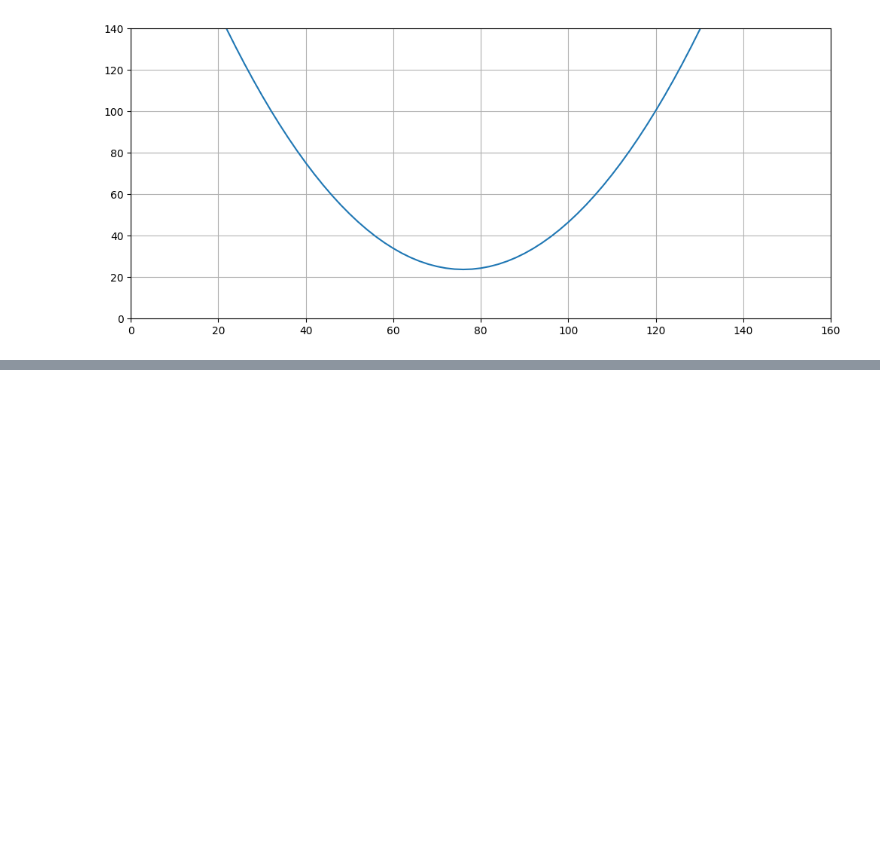
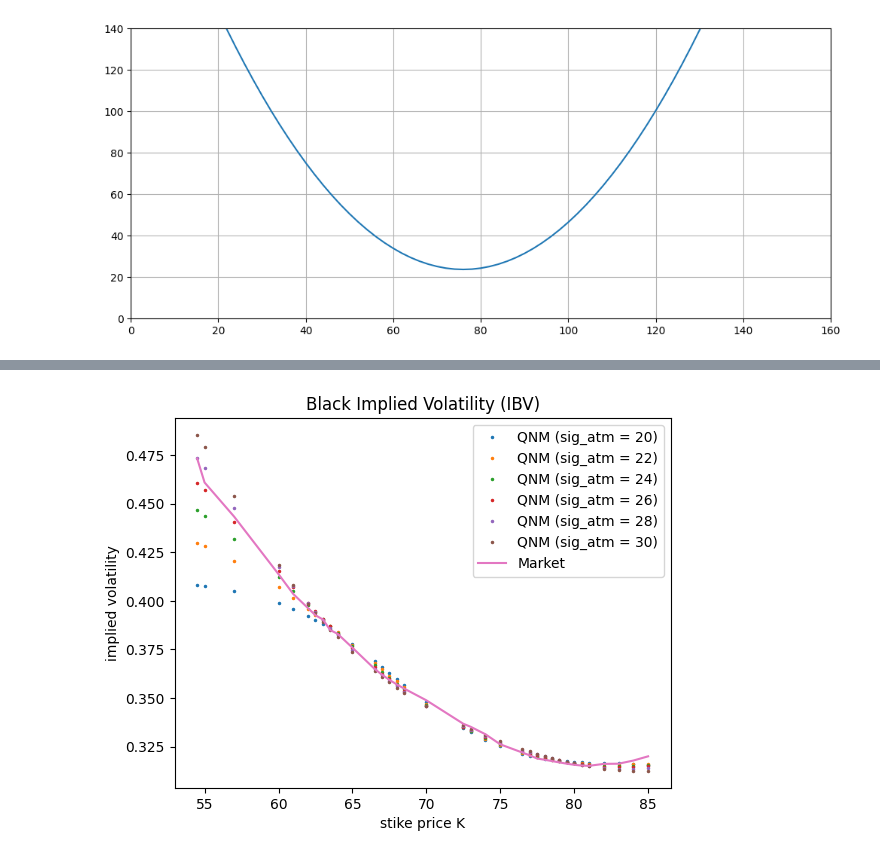
Before and after one commit to WuYenSun/Quadratic_Normal_Model_Calibration, a Jupyter notebook: Quadratic_Normal_Model_(Bouchouev,_2023).ipynb, the cells around one changed output, grey strips where cells are left out. Saved outputs shown, nothing was run; the diff lists cells and outputs as text; code cells hidden in the pictures; blank space fills up the shorter version.

```diff
--- a/Quadratic_Normal_Model_(Bouchouev,_2023).ipynb
+++ b/Quadratic_Normal_Model_(Bouchouev,_2023).ipynb
@@ -384,0 +421,30 @@ plt.show()
+# %%
+arr_sig_atm = np.arange(20,32,2) # [20, 22, 24, 26, 28, 30]
+
+for sig_atm in arr_sig_atm:
+    params, _ = curve_fit(partial(qnm_option_pricer, sig_atm), df_data.index, df_data.loc[:,'price']
+                        , p0=[a, b, c], bounds=([-np.inf, -np.inf, -np.inf], [np.inf, np.inf, np.inf]))
+    qnm2 = QNM(futures_price, sig_atm, params[0], params[1], params[2], risk_free_rate, time_to_maturity)
+    arr_qnm_call = qnm2.option_pricer(K = df_data[df_data['option type']=='call'].index, option_type = 'call')
+    arr_qnm_put = qnm2.option_pricer(K = df_data[df_data['option type']=='put'].index, option_type = 'put')
+
+    list_ibv_qnm = []
+    for stirke_, option_type_, qnm_ in zip(df_data.index, df_data['option type'].values, np.concatenate((arr_qnm_put, arr_qnm_call))):
+        list_ibv_qnm.append(implied_volatility(qnm_, futures_price, stirke_, risk_free_rate, time_to_maturity,
+                                                          option_type = option_type_, model = 'black', method='fsolve', disp=True))
+    plt.plot(df_data.index, list_ibv_qnm, '.', label = f'QNM (sig_atm = {sig_atm})', markersize = 3)
+
+
+list_ibv_mkt = []
+for stirke_, option_type_, mkt_ in zip(df_data.index, df_data['option type'].values, np.concatenate((arr_mkt_put, arr_mkt_call))):
+    list_ibv_mkt.append(implied_volatility(mkt_, futures_price, stirke_, risk_free_rate, time_to_maturity,
+                                                          option_type = option_type_, model = 'black', method='fsolve', disp=True))
+plt.plot(df_data.index, list_ibv_mkt, '-', label = 'Market')
+
+plt.title('Black Implied Volatility (IBV)')
+plt.xlabel('stike price K')
+plt.ylabel('implied volatility')
+plt.legend(loc = 'upper right')
+plt.show()
+# %% [output]
+[figure, added]
```
Also changed, not shown: parts of 16 cells of this notebook, 5 other files.
